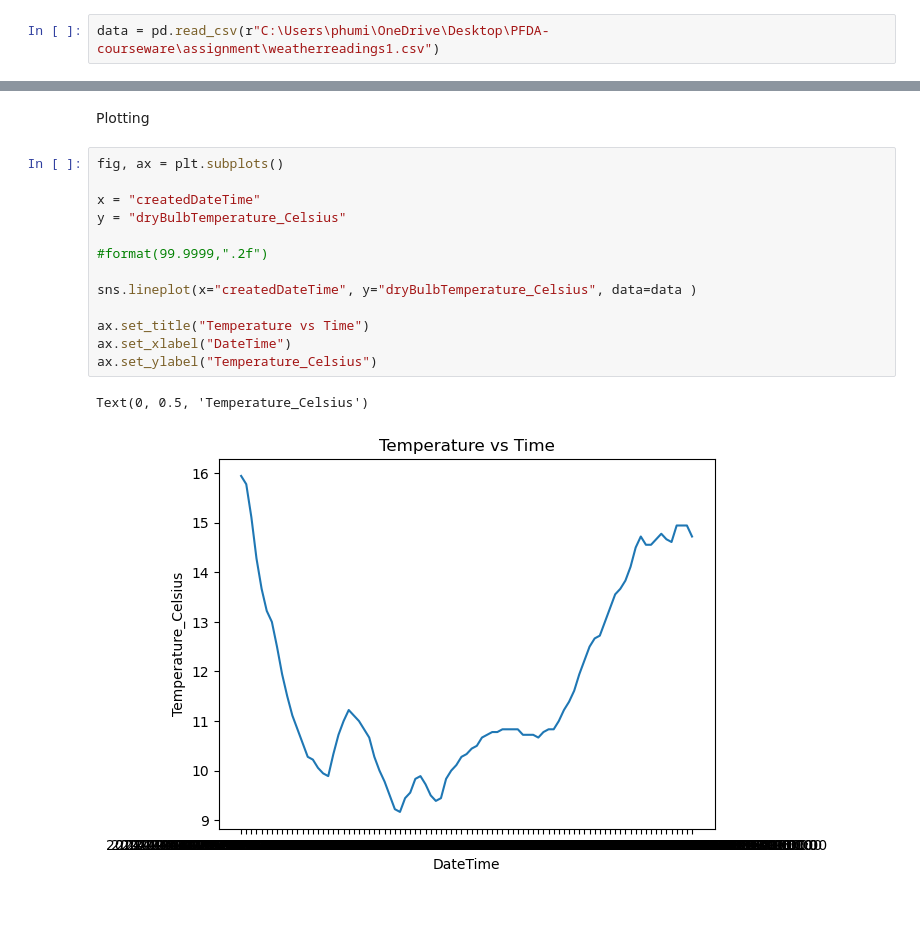
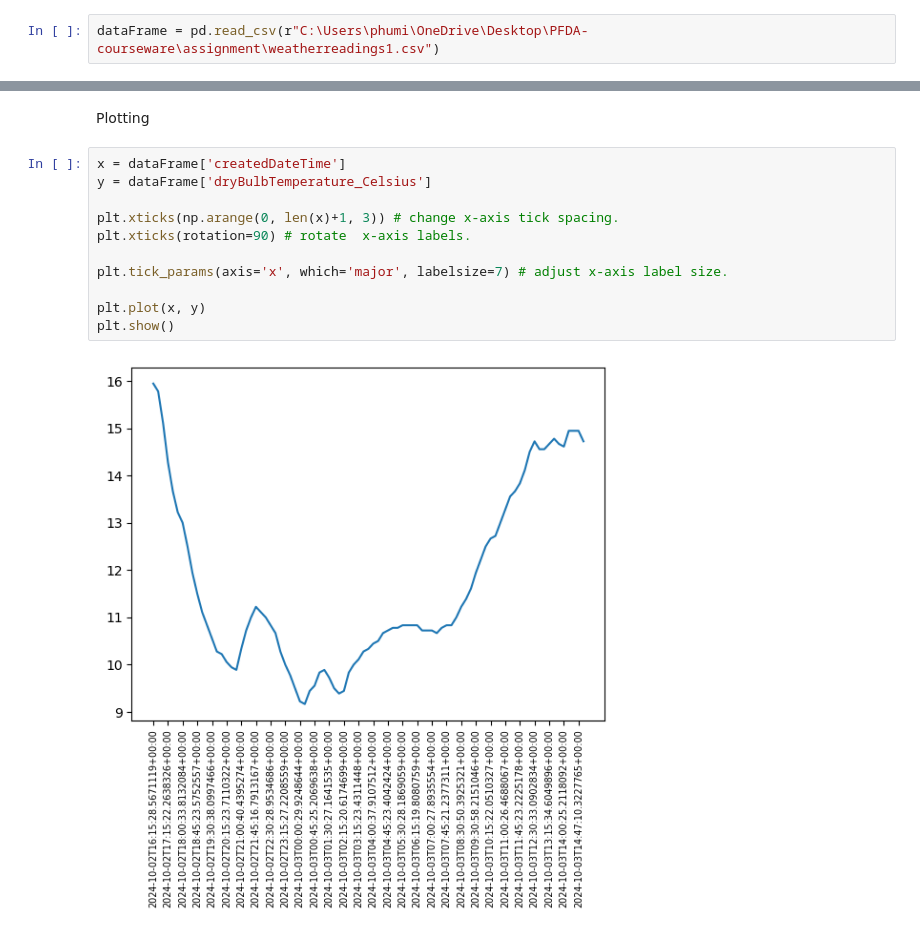
Before and after one commit to PCM11/PFDA---Assignments, a Jupyter notebook: assignment2-weather.ipynb, the cells around one changed output, grey strips where cells are left out. Drawn from its saved outputs; the diff is of its cells as text.

Commit message:
Plot added

```diff
--- a/assignment2-weather.ipynb
+++ b/assignment2-weather.ipynb
@@ -26,4 +13,4 @@ import numpy as np
 # %% [markdown]
 Load Data
 # %%
-data = pd.read_csv(r"C:\Users\phumi\OneDrive\Desktop\PFDA-courseware\assignment\weatherreadings1.csv")
+dataFrame = pd.read_csv(r"C:\Users\phumi\OneDrive\Desktop\PFDA-courseware\assignment\weatherreadings1.csv")
@@ -46,18 +35,15 @@ data
 # %% [markdown]
 Plotting
-# %%
-fig, ax = plt.subplots()
-
-x = "createdDateTime"
-y = "dryBulbTemperature_Celsius"
-
-#format(99.9999,".2f")
-
-sns.lineplot(x="createdDateTime", y="dryBulbTemperature_Celsius", data=data )
-
-ax.set_title("Temperature vs Time")
-ax.set_xlabel("DateTime")
-ax.set_ylabel("Temperature_Celsius")
-# %% [output]
-Text(0, 0.5, 'Temperature_Celsius')
-[figure, removed]
+# %%
+x = dataFrame['createdDateTime']
+y = dataFrame['dryBulbTemperature_Celsius']
+
+plt.xticks(np.arange(0, len(x)+1, 3)) # change x-axis tick spacing.
+plt.xticks(rotation=90) # rotate  x-axis labels.
+
+plt.tick_params(axis='x', which='major', labelsize=7) # adjust x-axis label size.
+
+plt.plot(x, y)
+plt.show()
+# %% [output]
+[figure, added]
```
Also changed, not shown: parts of 9 cells of this notebook.
